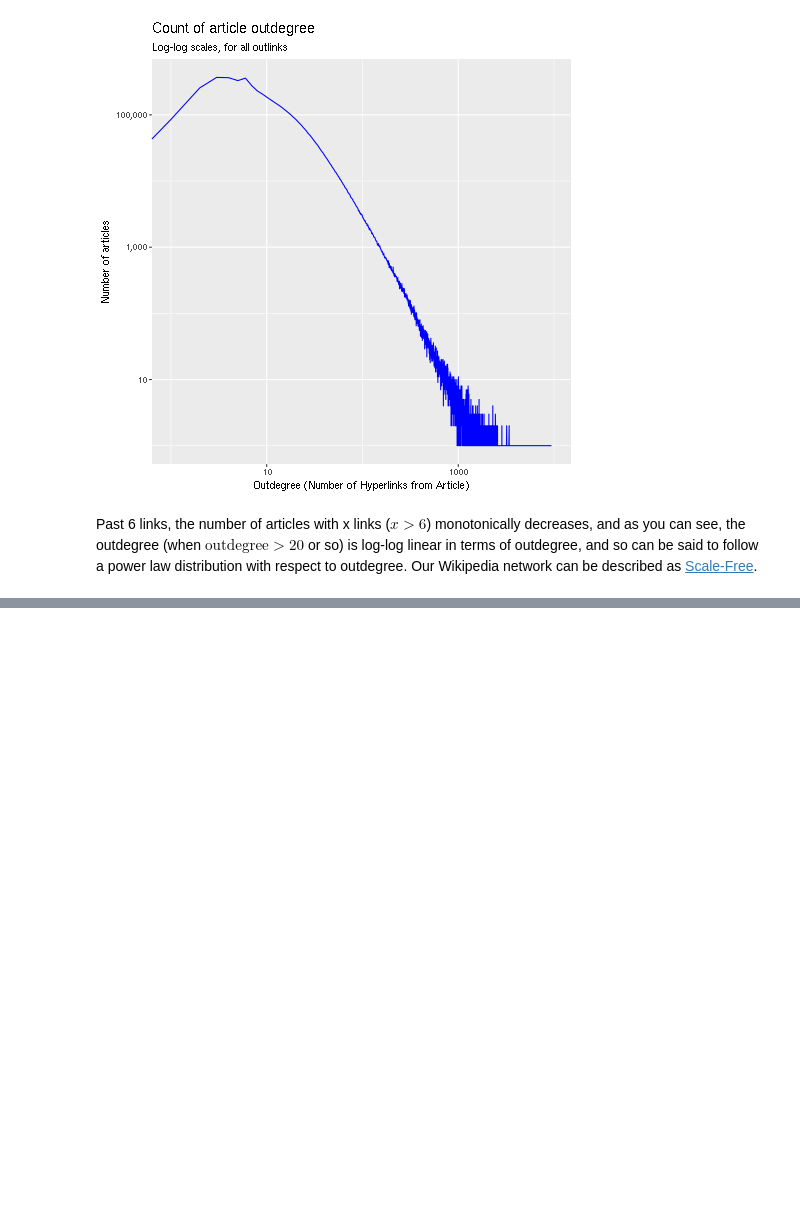
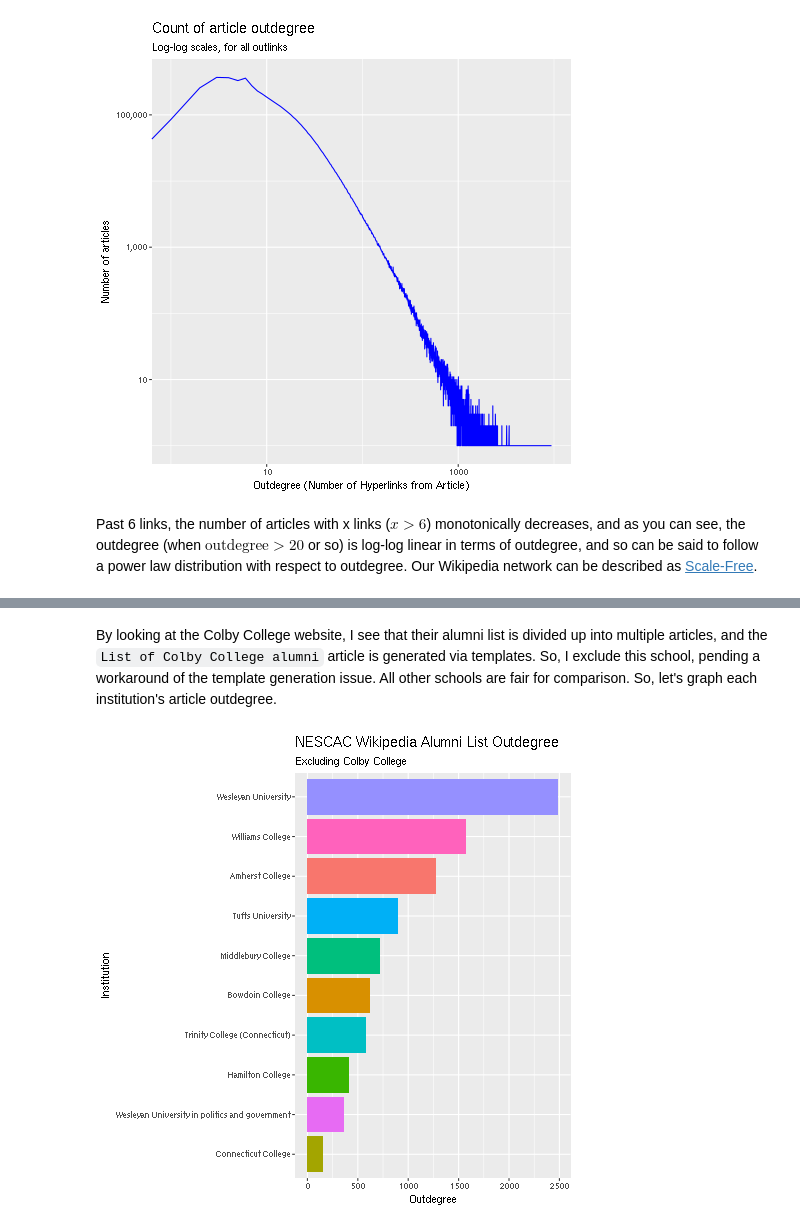
Before and after one commit to lacoperon/Wikipedia_Embedding, a Jupyter notebook: data_analysis.ipynb, the cells around one changed output, grey strips where cells are left out. Drawn from its saved outputs; the diff is of its cells as text; code cells hidden in the pictures; blank space fills up the shorter version.

```diff
--- a/data_analysis.ipynb
+++ b/data_analysis.ipynb
@@ -391,0 +343,20 @@ Past 6 links, the number of articles with x links ($x>6$) monotonically decrease
+# %% [markdown]
+By looking at the Colby College website, I see that their alumni list is divided up into multiple articles, and the `List of Colby College alumni` article is generated via templates. So, I exclude this school, pending a workaround of the template generation issue. All other schools are fair for comparison. So, let's graph each institution's article outdegree.
+# %%
+%%R -i nes_df
+
+library(ggplot2)
+
+nes_df <- nes_df %>% filter(title != "List of Colby College alumni")
+
+nes_df <- nes_df %>% mutate(title=gsub("List of ", "", title),
+           title=gsub(" (people|alumni)", "", title))
+orig_title <- factor(nes_df$title)
+
+nes_df$title <- factor(nes_df$title, levels=nes_df$title[order(nes_df$outdeg)])
+ggplot(nes_df, aes(x=title, y=outdeg, fill=orig_title)) + geom_bar(stat="identity") +
+    coord_flip() + theme(legend.position="") +
+    labs(title="NESCAC Wikipedia Alumni List Outdegree", subtitle="Excluding Colby College",
+         x= "Institution", y="Outdegree")
+# %% [output]
+[figure, added]
```
Also changed, not shown: parts of 72 cells of this notebook.
